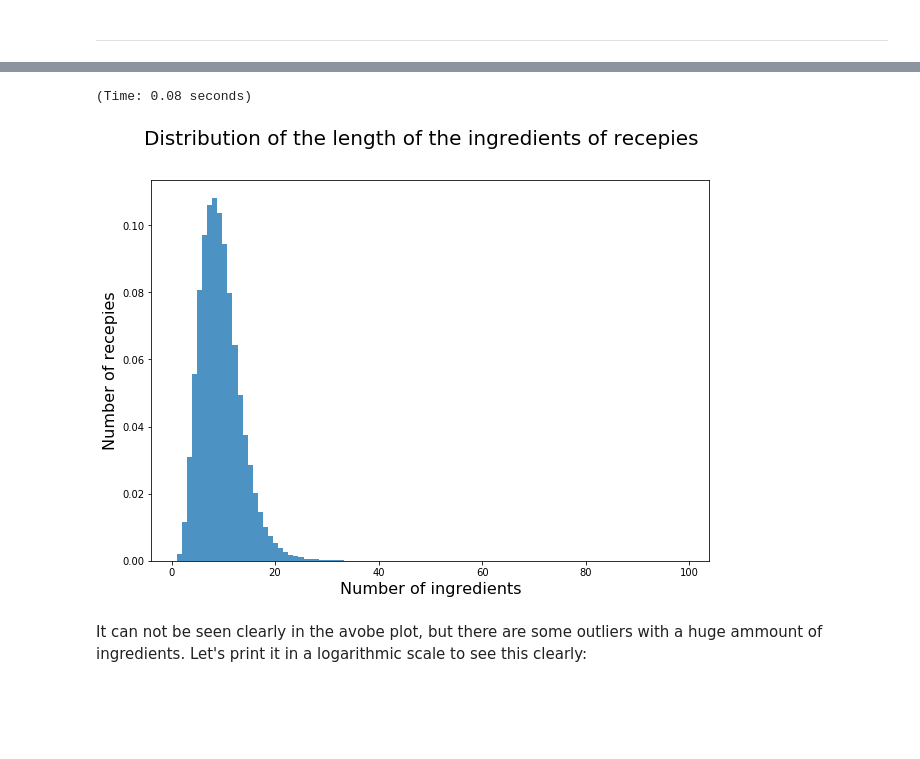
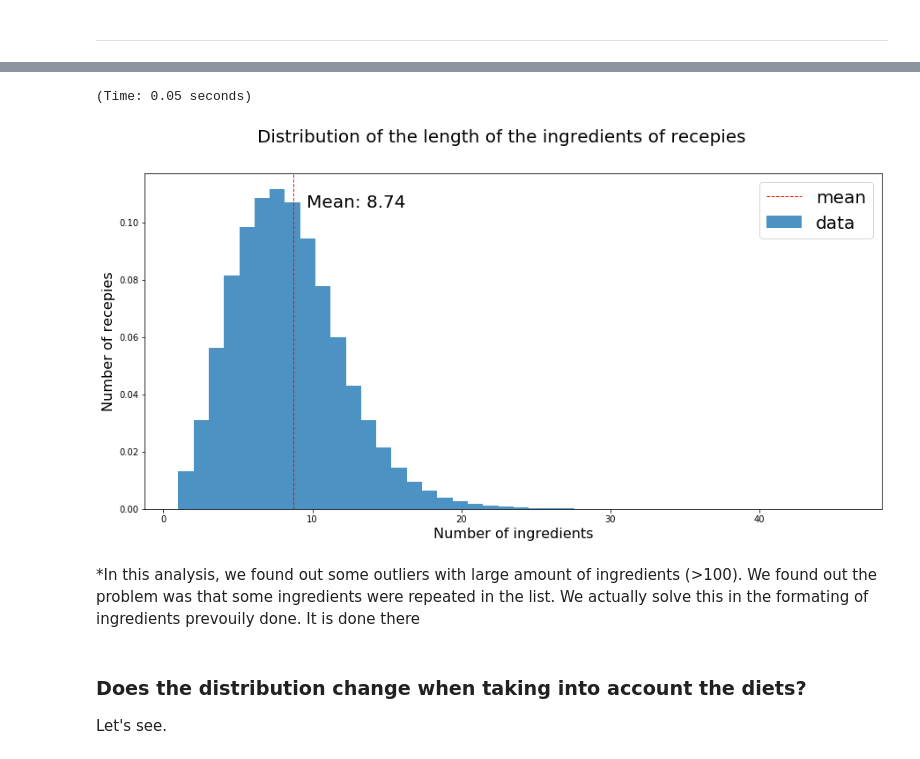
Before and after one commit to carlosvillasanchez/-Salmon-tortilla-al-pesto, a Jupyter notebook: Report.ipynb, the cells around one changed output, grey strips where cells are left out. Cells and saved outputs as stored; diff of their text form; code cells hidden in the pictures; blank space fills up the shorter version.

```diff
--- a/Report.ipynb
+++ b/Report.ipynb
@@ -413,0 +823,10 @@ We can see that there are some ingredients really dominant like for example `sal
+# %%
+def isUnhealty(x):
+    for i in x:
+        if i in unhealthy_ingredients:
+            return 1
+    return 0
+initial_time = time.time()
+df_ingredients["Unhealthy"] = df_ingredients["ingredients"].apply(isUnhealty)
+print("(Time:", round(time.time() - initial_time, 2), "seconds)")
+df_ingredients.head()
@@ -413,0 +871,13 @@ We can see that there are some ingredients really dominant like for example `sal
+# %%
+# GlutenFree recipes
+initial_time = time.time()
+gluten_ingredients = df_200_ingredients[df_200_ingredients["Gluten"] == 0]
+gluten_ingredients = list(gluten_ingredients.index)
+def isGlutenFree(x):
+    for i in x:
+        if i in gluten_ingredients:
+            return 0
+    return 1
+df_ingredients["GlutenFree"] = df_ingredients["ingredients"].apply(isGlutenFree)
+print("(Time:", round(time.time() - initial_time, 2), "seconds)")
+printMain("Number of gluten free recepies: " + str(len(df_ingredients[df_ingredients["GlutenFree"] == 1])))
@@ -413,0 +887,13 @@ We can see that there are some ingredients really dominant like for example `sal
+# %%
+# Vegan recipes
+initial_time = time.time()
+vegan_ingredients_blacklist = df_200_ingredients[df_200_ingredients["Vegan"] == 0                                           ]
+vegan_ingredients_blacklist = list(vegan_ingredients_blacklist.index)
+def isVegan(x):
+    for i in x:
+        if i in vegan_ingredients_blacklist:
+            return 0
+    return 1
+df_ingredients["Vegan"] = df_ingredients["ingredients"].apply(isVegan)
+print("(Time:", round(time.time() - initial_time, 2), "seconds)")
+printMain("Number of vegan recepies: " + str(len(df_ingredients[df_ingredients["Vegan"] == 1])))
@@ -429,15 +948,24 @@ DataFrame with new column:
 # %%
 initial_time = time.time()
-fig, ax = plt.subplots(figsize=(10, 7))
+fig, ax = plt.subplots(figsize=(15, 7))
 _data = df_ingredients["length"]
+_mean = df_ingredients["length"].mean()
 fig.suptitle('Distribution of the length of the ingredients of recepies', fontsize=20)
 plt.xlabel('Number of ingredients', fontsize=16)
 plt.ylabel('Number of recepies', fontsize=16)
-plt.hist(_data, density=True, bins=100, alpha=0.8)
+plt.hist(_data, density=True, bins=44, alpha=0.8, label="data")
+plt.axvline(_mean, color='red', linestyle='dashed', linewidth=1, label="mean")
+ax.legend(prop={'size': 20})
+min_ylim, max_ylim = plt.ylim()
+plt.text(_mean*1.1, max_ylim*0.9, 'Mean: {:.2f}'.format(_mean), fontsize=20)
 print("(Time:", round(time.time() - initial_time, 2), "seconds)")
 plt.show(fig)
 # %% [output]
-(Time: 0.08 seconds)
+(Time: 0.05 seconds)
-[figure, old version]
+[figure, new version]
-# %% [markdown]
-It can not be seen clearly in the avobe plot, but there are some outliers with a huge ammount of ingredients. Let's print it in a logarithmic scale to see this clearly:
+# %% [markdown]
+*In this analysis, we found out some outliers with large amount of ingredients (>100). We found out the problem was that some ingredients were repeated in the list. We actually solve this in the formating of ingredients prevouily done. It is done there
+# %% [markdown]
+### Does the distribution change when taking into account the diets?
+
+Let's see.
```
Also changed, not shown: parts of 67 cells of this notebook.
